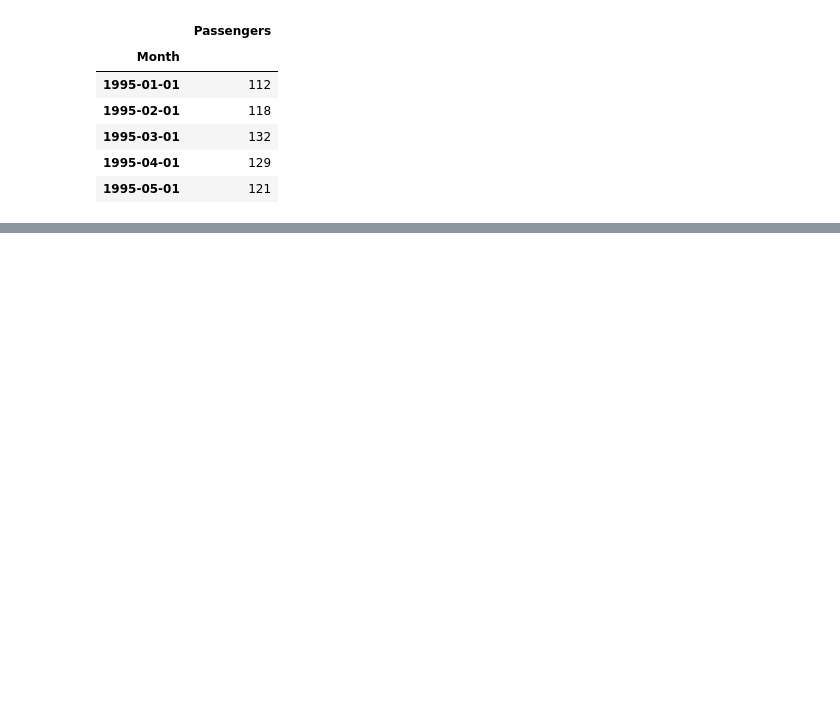
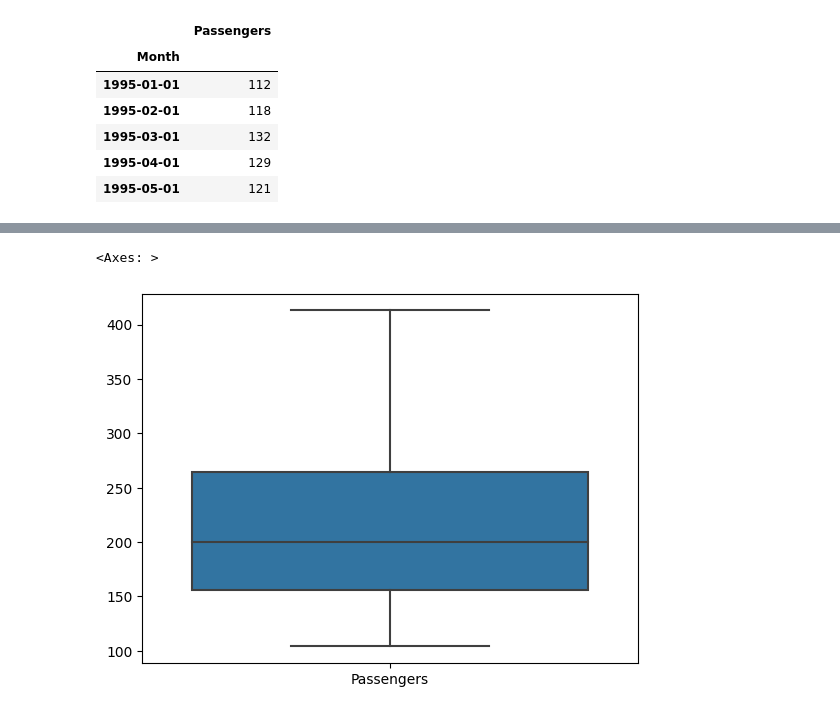
Before and after one commit to swanandiparnaik/DS_assignment, a Jupyter notebook: Forecasting_cocacola.ipynb, the cells around one changed output, grey strips where cells are left out. Cells and saved outputs as stored; diff of their text form; code cells hidden in the pictures; blank space fills up the shorter version.

```diff
--- a/Forecasting_cocacola.ipynb
+++ b/Forecasting_cocacola.ipynb
@@ -675,0 +53,6 @@ Freq: MS, Name: predicted_mean, Length: 120, dtype: float64
+# %%
+import seaborn as  sns
+sns.boxplot(data =data)
+# %% [output]
+<Axes: >
+[figure, added]
```
Also changed, not shown: parts of 87 cells of this notebook.
